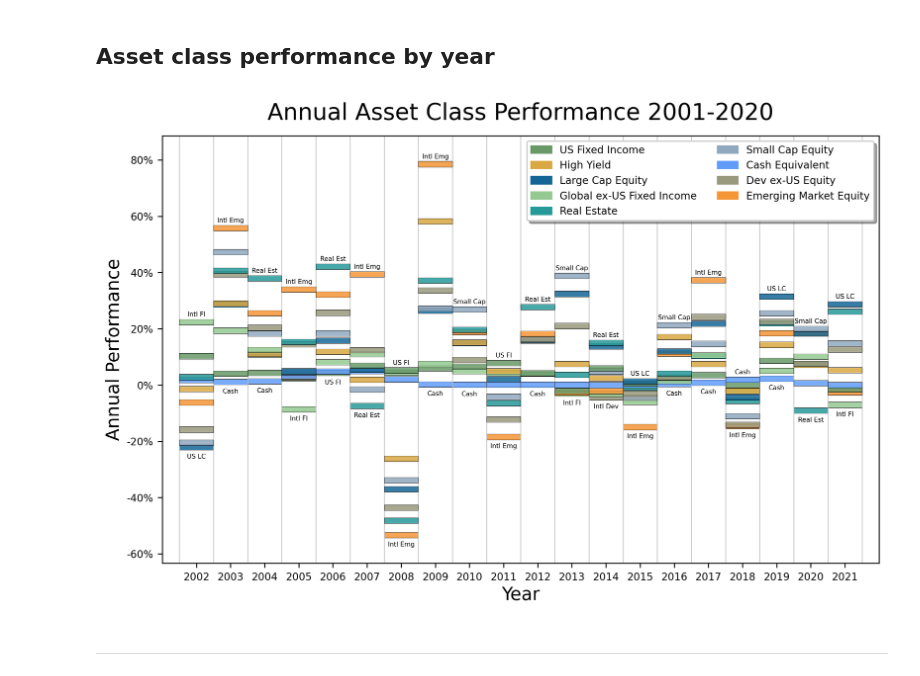
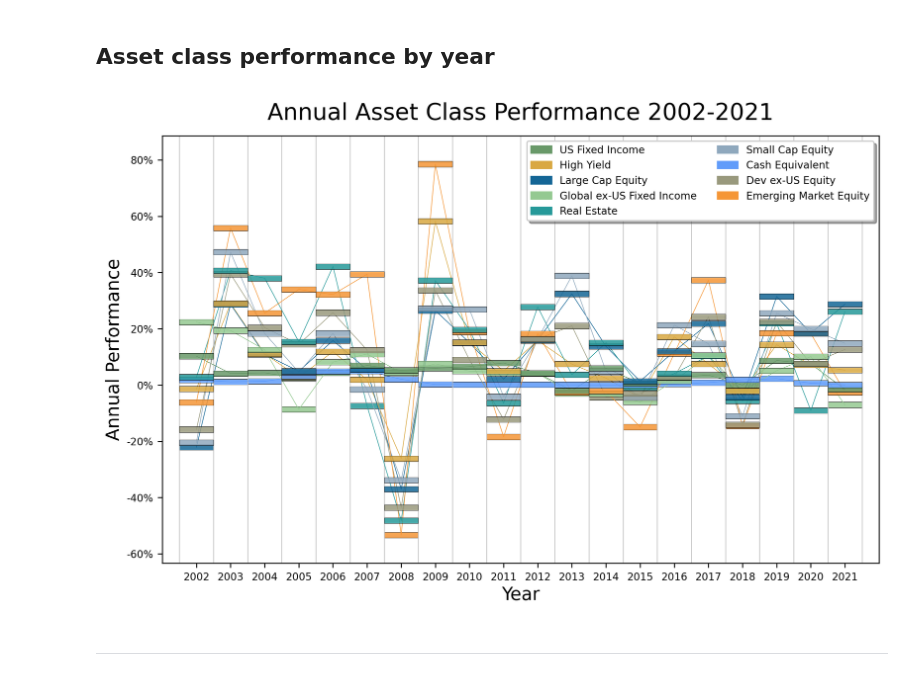
Before and after one commit to jsprag/Callan-Chart, a Jupyter notebook: Callan_Chart.ipynb, the cells around one changed output. Cells and saved outputs as stored; diff of their text form; code cells hidden in the pictures.

Commit message:
Updated graphs

```diff
--- a/Callan_Chart.ipynb
+++ b/Callan_Chart.ipynb
@@ -96,13 +96,12 @@ def draw_box(year, pct, height, facecolor, edgecolor, linewidth=1, alpha=1.0, z_
 # toggle mini-lines
 # set to True to display lines connecting rectangles of same asset class
 # set to False to omit lines
-mini_lines = False
-
+mini_lines = True
 # mini line weight. Value of 0.5 is good starting point
 mini_line_weight = 0.5
 
 #toggle min/max labels
-min_max = True
+min_max = False
 # %%
 # create plot
 fig, ax = plt.subplots()
@@ -140,36 +139,36 @@ for year in df_cal_ret.index:
 
         # add label to max and min
         if min_max:
             if val == df_cal_ret.max(axis=1)[year]:
                 ax.text(x=year, y=val+2, s=abbrevs[temp.index[c]], ha='center', fontsize=5)
             if val == df_cal_ret.min(axis=1)[year]:
                 ax.text(x=year, y=val-4, s=abbrevs[temp.index[c]], ha='center', fontsize=5)
 
 # plot with custom line colors
 if mini_lines:
     for c in df_cal_ret.columns:
-        plt.plot(df[c], color=colors[c], linewidth=mini_line_weight)
+        plt.plot(df_cal_ret[c], color=colors[c], linewidth=mini_line_weight)
 
 # draw legend
 plt.legend(handles=legend, ncol=2, loc=1)
 
 # set axis ticks
 plt.xticks(df_cal_ret.index)
 plt.gca().yaxis.set_major_formatter(plt.matplotlib.ticker.StrMethodFormatter('{x:,.0f}%'))
 
 # label axes and title
 plt.xlabel('Year')
 plt.ylabel('Annual Performance')
-plt.title('Annual Asset Class Performance 2001-2020', y=1.02)
+plt.title('Annual Asset Class Performance 2002-2021', y=1.02)
 
 # display plot
 plt.show()
 
 line_name = '_lines' if mini_lines else ''
 minmax_name = '_minmax' if min_max else ''
 ax.figure.savefig(f"./images/callan_chart{line_name}{minmax_name}.png")
 # %% [output]
-[figure, old version]
+[figure, new version]
 # %% [markdown]
 ***
 # %% [markdown]
```
Also changed, not shown: parts of 1 cell of this notebook, 8 other files.
